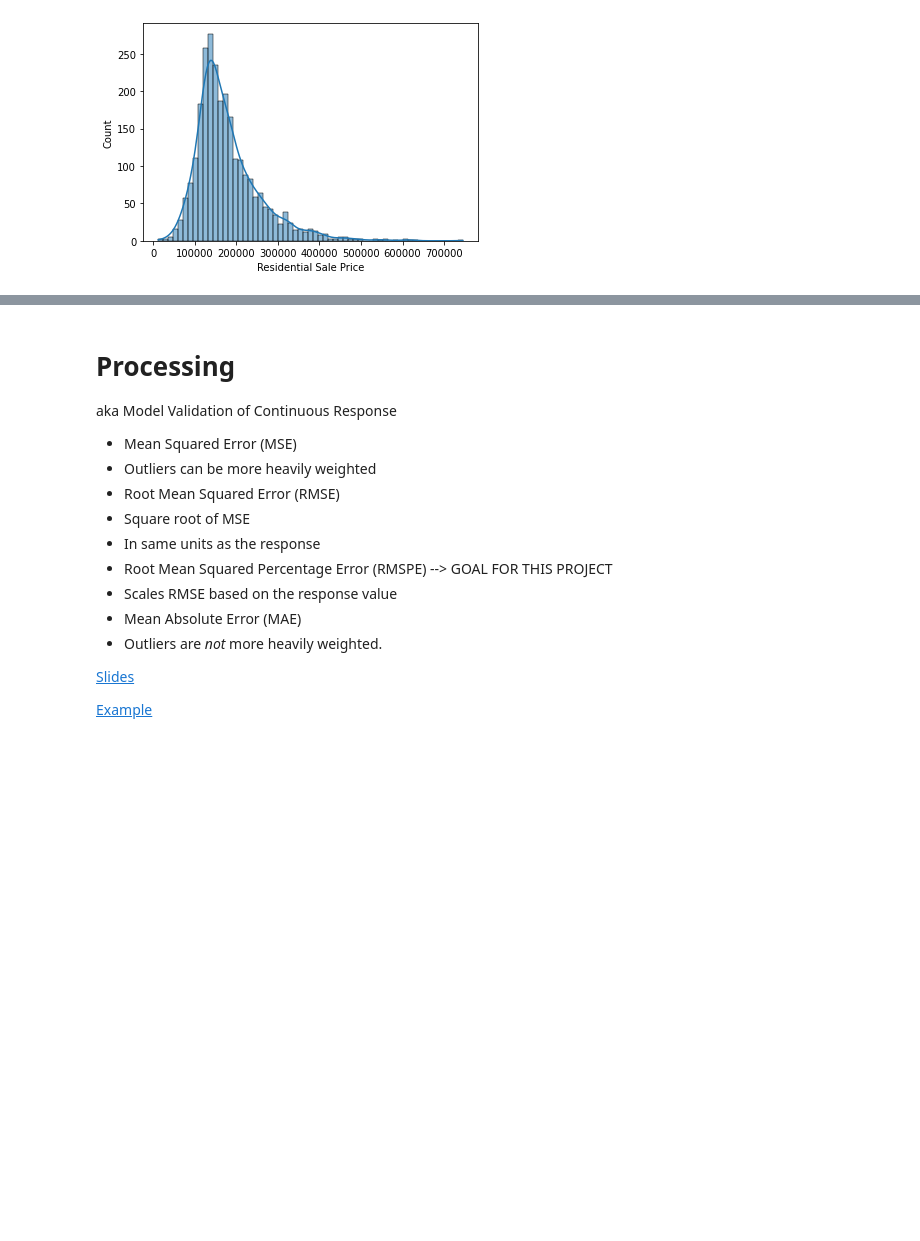
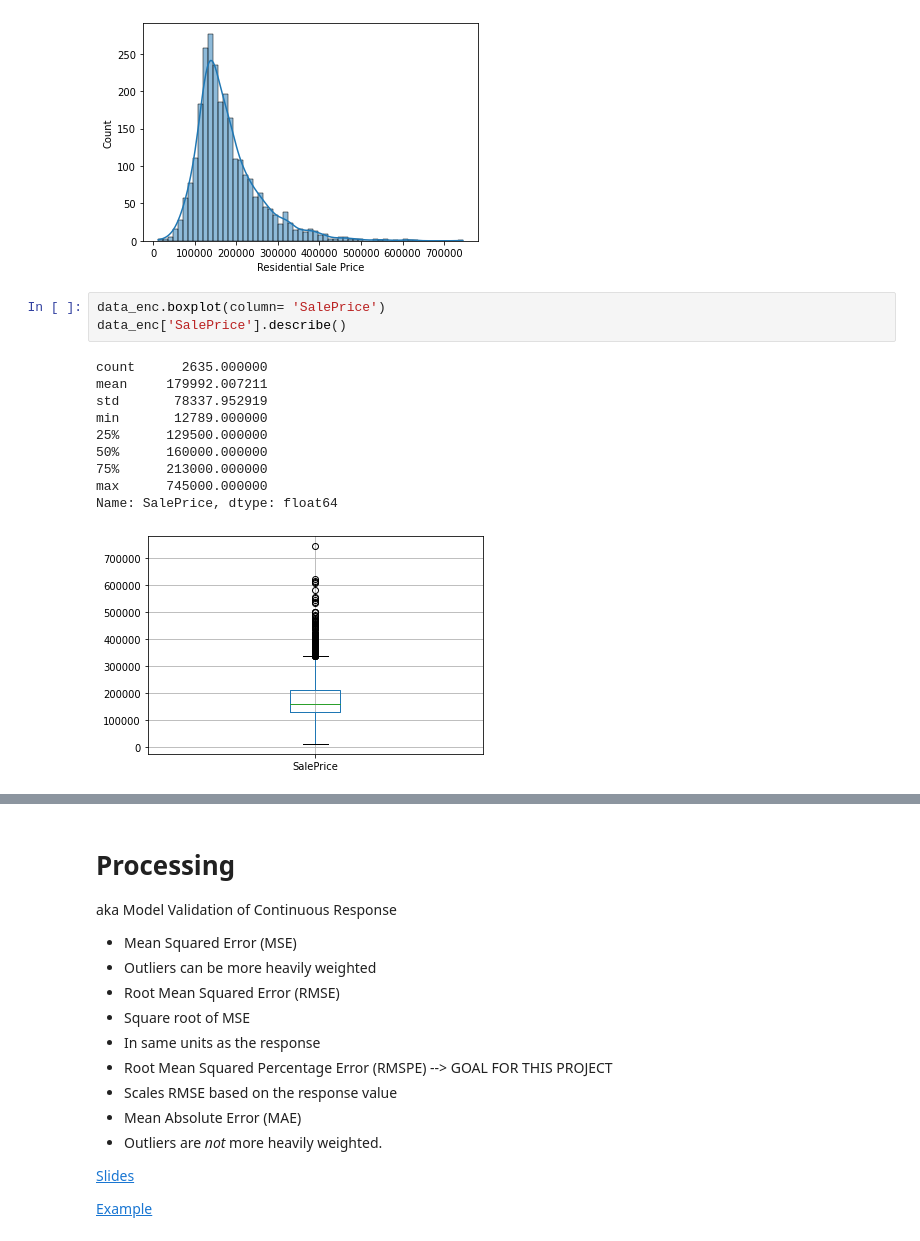
Before and after one commit to cfcastillo/DS-6-Notebooks, a Jupyter notebook: Project_2_Notebook_cfc.ipynb, the cells around one changed output, grey strips where cells are left out. Cells and saved outputs as stored; diff of their text form; blank space fills up the shorter version.

```diff
--- a/Project_2_Notebook_cfc.ipynb
+++ b/Project_2_Notebook_cfc.ipynb
@@ -373,3 +399,17 @@ plt.ylabel("Count")
 # %% [output]
 Text(0, 0.5, 'Count')
 [figure]
+# %%
+data_enc.boxplot(column= 'SalePrice')
+data_enc['SalePrice'].describe()
+# %% [output]
+count      2635.000000
+mean     179992.007211
+std       78337.952919
+min       12789.000000
+25%      129500.000000
+50%      160000.000000
+75%      213000.000000
+max      745000.000000
+Name: SalePrice, dtype: float64
+[figure, added]
```
Also changed, not shown: parts of 76 cells of this notebook.
